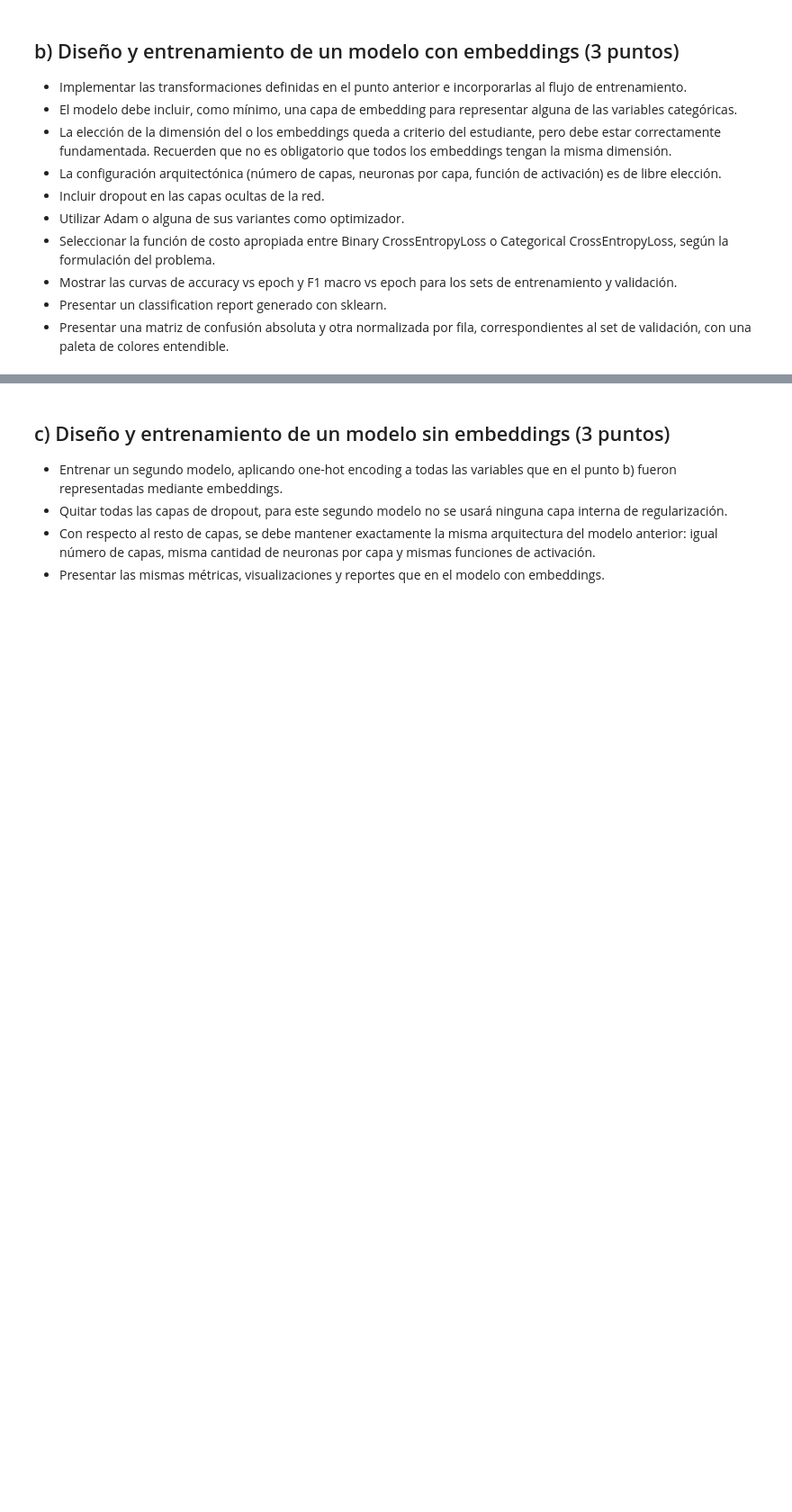
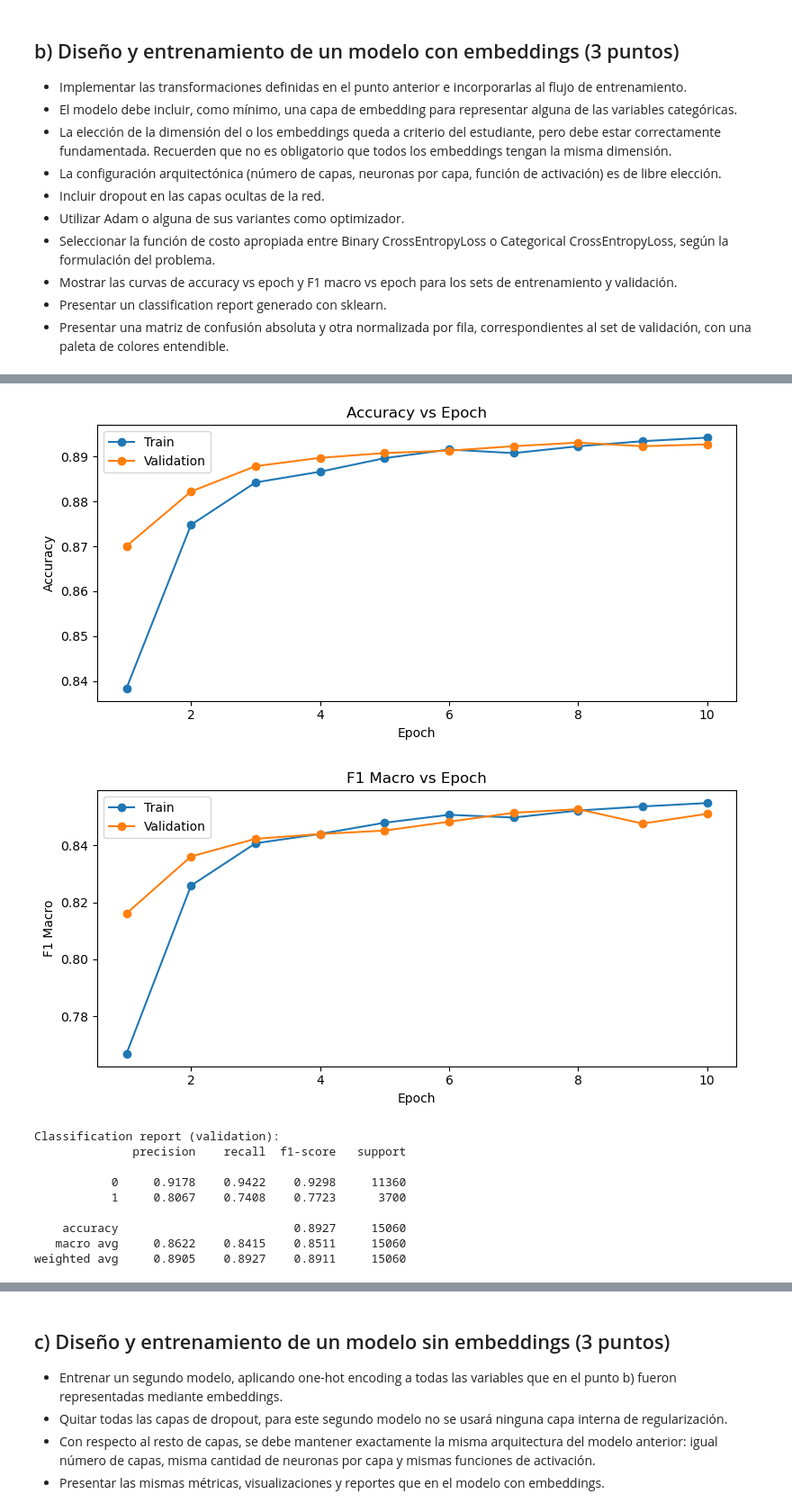
Before and after one commit to Melzr/DeepLearning, a Jupyter notebook: Lazzaro-Melina-DL-TP2-Co24.ipynb, the cells around one changed output, grey strips where cells are left out. Shown at 90% size. Drawn from its saved outputs; the diff is of its cells as text; code cells hidden in the pictures; blank space fills up the shorter version.

```diff
--- a/Lazzaro-Melina-DL-TP2-Co24.ipynb
+++ b/Lazzaro-Melina-DL-TP2-Co24.ipynb
@@ -134,6 +138,6 @@ Estamos ante un problema de clasificación binaria, transformo el target en una
 # %%
-train_df["income"] = (train_df["income"].astype(str).str.strip().str.rstrip(".") == ">50K").astype(int)
-val_df["income"] = (val_df["income"].astype(str).str.strip().str.rstrip(".") == ">50K").astype(int)
+train_df["income"] = (train_df["income"] == ">50K").astype(int)
+val_df["income"] = (val_df["income"] == ">50K").astype(int)
 # %% [markdown]
 Analizo variables numericas:
 # %%
@@ -551,0 +514,62 @@ weighted avg     0.8915    0.8931    0.8921     15060
+# %%
+def plot_result(history, y_val_true, y_val_pred):
+  # Curva de accuracy vs epoch
+  epochs_range = range(1, EPOCHS + 1)
+  plt.figure(figsize=(8, 4))
+  plt.plot(epochs_range, history["train_acc"], marker="o", label="Train")
+  plt.plot(epochs_range, history["val_acc"], marker="o", label="Validation")
+  plt.title("Accuracy vs Epoch")
+  plt.xlabel("Epoch")
+  plt.ylabel("Accuracy")
+  plt.legend()
+  plt.tight_layout()
+  plt.show()
+
+  # Curva de F1 macro vs epoch
+  plt.figure(figsize=(8, 4))
+  plt.plot(epochs_range, history["train_f1"], marker="o", label="Train")
+  plt.plot(epochs_range, history["val_f1"], marker="o", label="Validation")
+  plt.title("F1 Macro vs Epoch")
+  plt.xlabel("Epoch")
+  plt.ylabel("F1 Macro")
+  plt.legend()
+  plt.tight_layout()
+  plt.show()
+
+  # Classification report
+  print("Classification report (validation):")
+  print(classification_report(y_val_true, y_val_pred, digits=4))
+
+  # Matriz de confusion absoluta
+  cm = confusion_matrix(y_val_true, y_val_pred)
+  plt.figure(figsize=(5, 4))
+  sns.heatmap(cm, annot=True, fmt="d", cmap="Blues")
+  plt.title("Matriz de confusion (absoluta) - Validation")
+  plt.xlabel("Predicted")
+  plt.ylabel("True")
+  plt.tight_layout()
+  plt.show()
+
+  # Matriz de confusion normalizada por fila
+  cm_norm = confusion_matrix(y_val_true, y_val_pred, normalize="true")
+  plt.figure(figsize=(5, 4))
+  sns.heatmap(cm_norm, annot=True, fmt=".2f", cmap="Greens")
+  plt.title("Matriz de confusion normalizada por fila - Validation")
+  plt.xlabel("Predicted")
+  plt.ylabel("True")
+  plt.tight_layout()
+  plt.show()
+
+plot_result(history, y_val_true, y_val_pred)
+# %% [output]
+[figure, added]
+[figure, added]
+Classification report (validation):
+              precision    recall  f1-score   support
+
+           0     0.9178    0.9422    0.9298     11360
+           1     0.8067    0.7408    0.7723      3700
+
+    accuracy                         0.8927     15060
+   macro avg     0.8622    0.8415    0.8511     15060
+weighted avg     0.8905    0.8927    0.8911     15060
```
Also changed, not shown: parts of 13 cells of this notebook.
